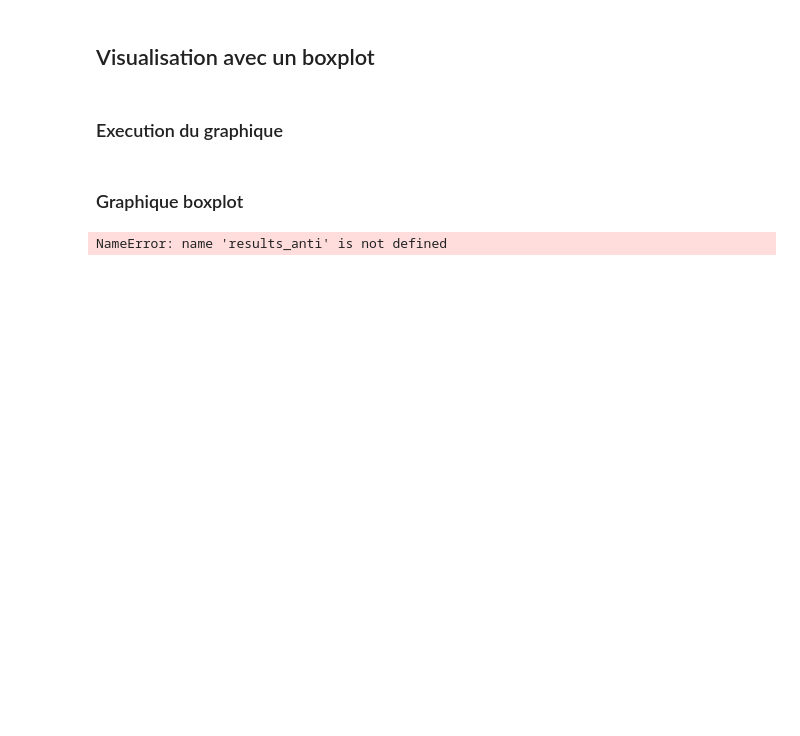
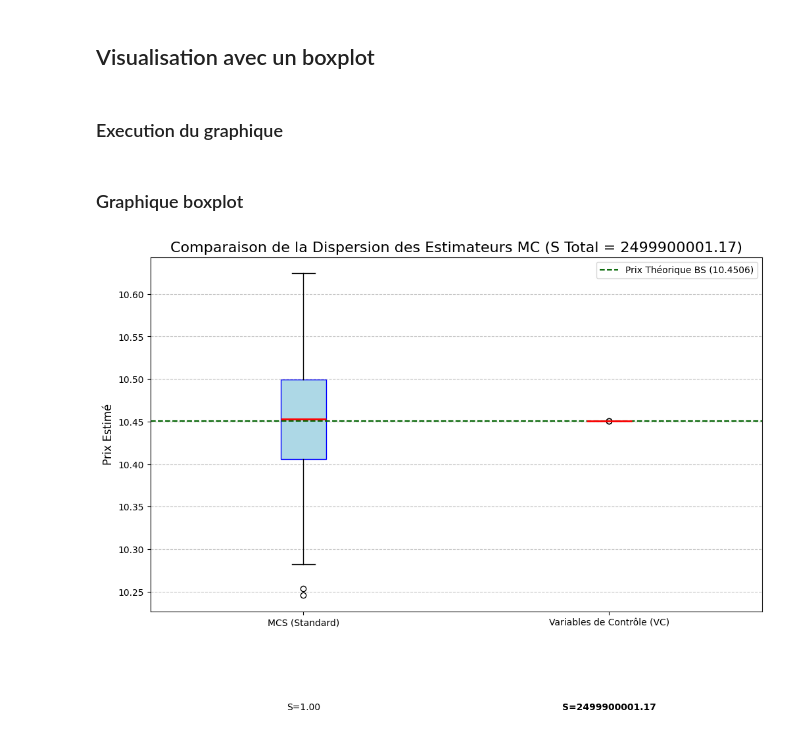
Before and after one commit to Guy-Ange/MBG_Montecarlo, a Jupyter notebook: notebooks/optimisation_variable_controle.ipynb, the cells around one changed output. Saved outputs shown, nothing was run; the diff lists cells and outputs as text; code cells hidden in the pictures; blank space fills up the shorter version.

```diff
--- a/notebooks/optimisation_variable_controle.ipynb
+++ b/notebooks/optimisation_variable_controle.ipynb
@@ -146,27 +146,24 @@ Pour ce cas où X=Y, le gain est colossal (S=2499900001.17).
 # %% [markdown]
 ### Execution du graphique
 # %%
-import matplotlib.pyplot as plt
-import numpy as np
 
 # Supposons que results_std, results_anti, et results_cv sont les tableaux remplis
 # C_BS est le prix analytique (e.g., 10.4506)
 
-def plot_combined_box_plot(results_std, results_anti, results_cv, C0):
+def plot_combined_box_plot(results_std, results_cv, C0):
 
-    data = [results_std, results_anti, results_cv]
+    data = [results_std, results_cv]
     labels = [
         'MCS (Standard)',
-        'Variables Antithétiques (VA)',
         'Variables de Contrôle (VC)'
     ]
 
     # Calcul des Facteurs d'Accélération (pour affichage dans le titre)
     var_std = np.var(results_std, ddof=1)
-    var_anti = np.var(results_anti, ddof=1)
+    #var_anti = np.var(results_anti, ddof=1)
     var_cv = np.var(results_cv, ddof=1)
 
-    FA_anti = var_std / var_anti
+    #FA_anti = var_std / var_anti
     FA_cv = var_std / var_cv
 
     plt.figure(figsize=(12, 7))
@@ -181,27 +178,25 @@ def plot_combined_box_plot(results_std, results_anti, results_cv, C0):
 
     # Annotations des Facteurs d'Accélération
     plt.text(1, plt.ylim()[1] * 0.95, f'S=1.00', ha='center', fontsize=10)
-    plt.text(2, plt.ylim()[1] * 0.95, f'S={FA_anti:.2f}', ha='center', fontsize=10)
-    plt.text(3, plt.ylim()[1] * 0.95, f'S={FA_cv:.2f}', ha='center', fontsize=10, weight='bold')
+   # plt.text(2, plt.ylim()[1] * 0.95, f'S={FA_anti:.2f}', ha='center', fontsize=10)
+    plt.text(2, plt.ylim()[1] * 0.95, f'S={FA_cv:.2f}', ha='center', fontsize=10, weight='bold')
 
     plt.title(f'Comparaison de la Dispersion des Estimateurs MC (S Total = {FA_cv:.2f})', fontsize=16)
     plt.ylabel('Prix Estimé', fontsize=12)
     plt.grid(axis='y', linestyle='--', alpha=0.7)
     plt.legend()
     plt.show()
-
-# plot_combined_box_plot(results_std, results_anti, results_cv, C_BS)
 # %% [markdown]
 ### Graphique boxplot
 # %%
 # prix de reference Black Scholes
 
 C_BS = vrai_prix_call(S0, K, r, sigma, T)
 
 # Affichage du Box-Plot
 
-plot_combined_box_plot(results_std, results_anti, results_cv, C_BS)
+plot_combined_box_plot(results_std, results_cv, C_BS)
 
 # Image visuelle du Box Plot
 # %% [output]
-NameError: name 'results_anti' is not defined
+[figure, added]
```
Also changed, not shown: 1 other file.
